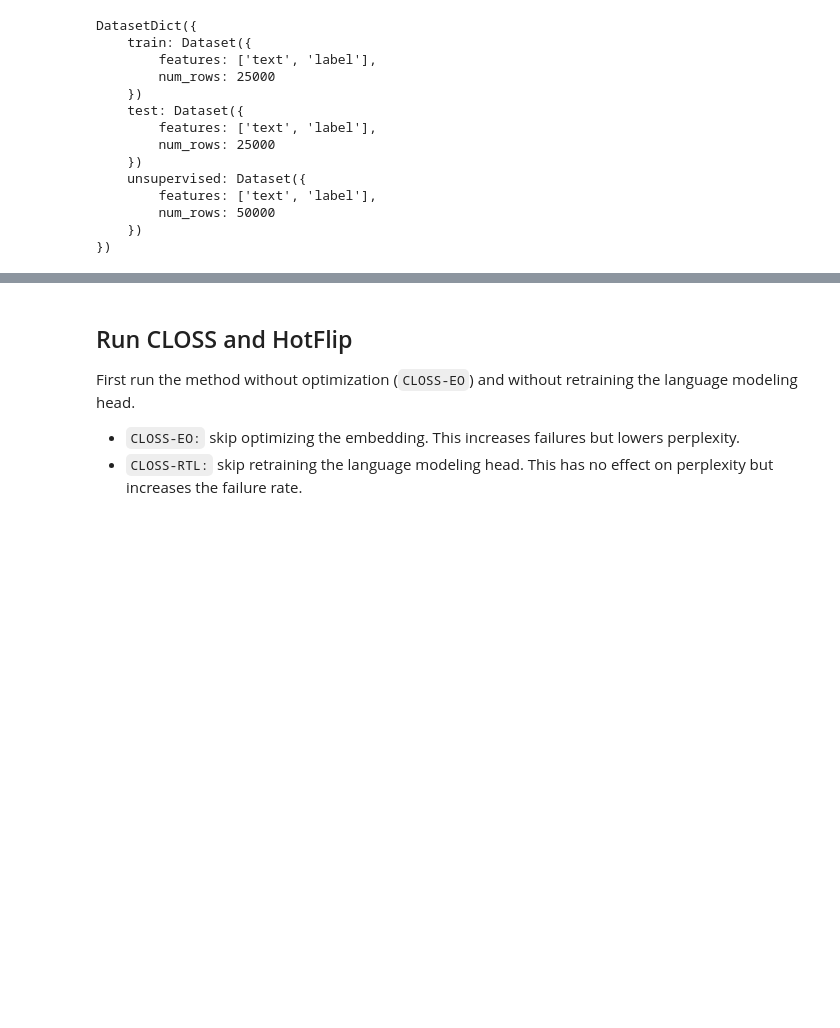
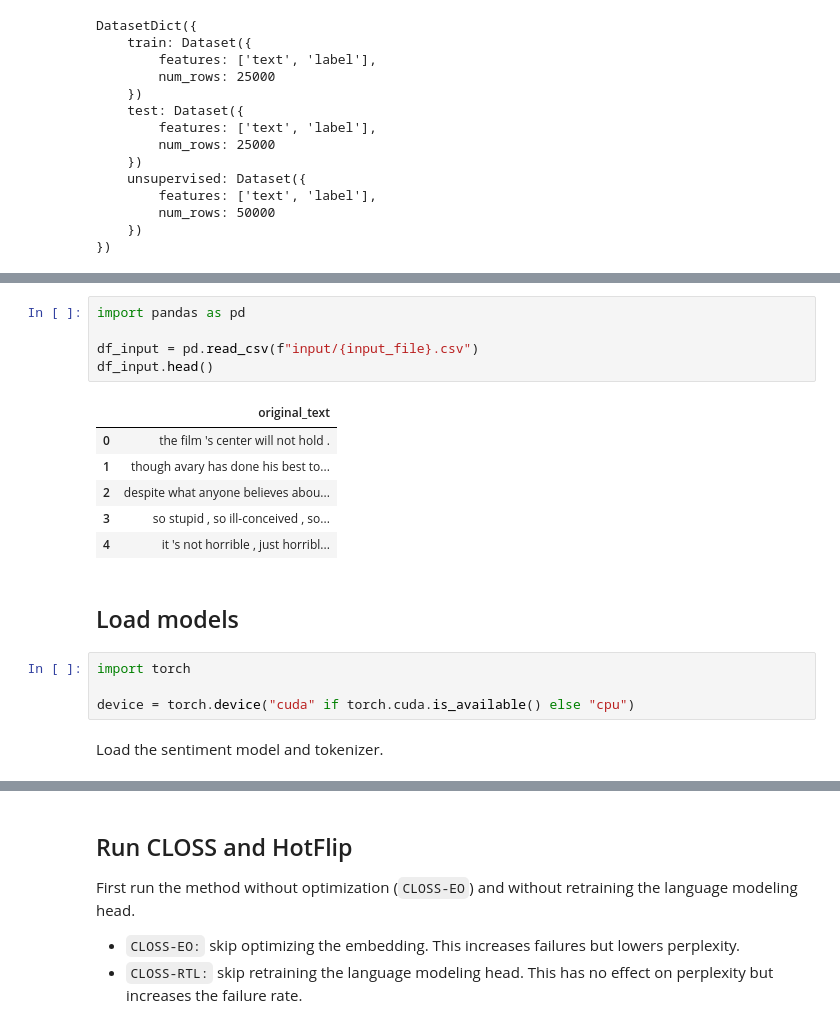
Before and after one commit to smcaleese/text-counterfactual-explanation-methods, a Jupyter notebook: run_methods.ipynb, the cells around one changed output, grey strips where cells are left out. Cells and saved outputs as stored; diff of their text form; blank space fills up the shorter version.

```diff
--- a/run_methods.ipynb
+++ b/run_methods.ipynb
@@ -111,0 +148,20 @@ df.to_csv("./input/input_sentences.csv", index=False)
+# %%
+import pandas as pd
+
+df_input = pd.read_csv(f"input/{input_file}.csv")
+df_input.head()
+# %% [output]
+|  | original_text |
+| 0 | the film 's center will not hold . |
+| 1 | though avary has done his best to... |
+| 2 | despite what anyone believes abou... |
+| 3 | so stupid , so ill-conceived , so... |
+| 4 | it 's not horrible , just horribl... |
+# %% [markdown]
+## Load models
+# %%
+import torch
+
+device = torch.device("cuda" if torch.cuda.is_available() else "cpu")
+# %% [markdown]
+Load the sentiment model and tokenizer.
```
Also changed, not shown: parts of 54 cells of this notebook, 14 other files.
